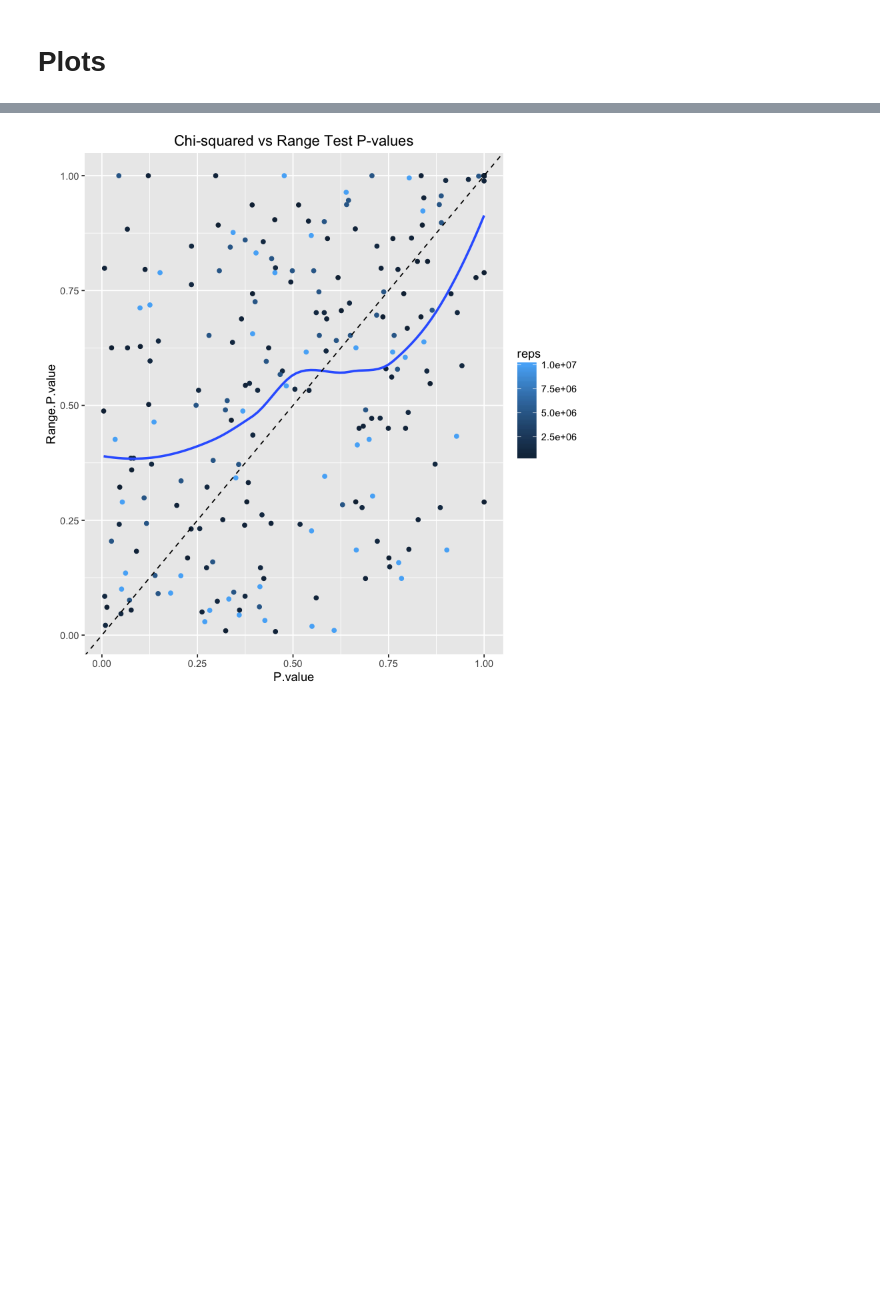
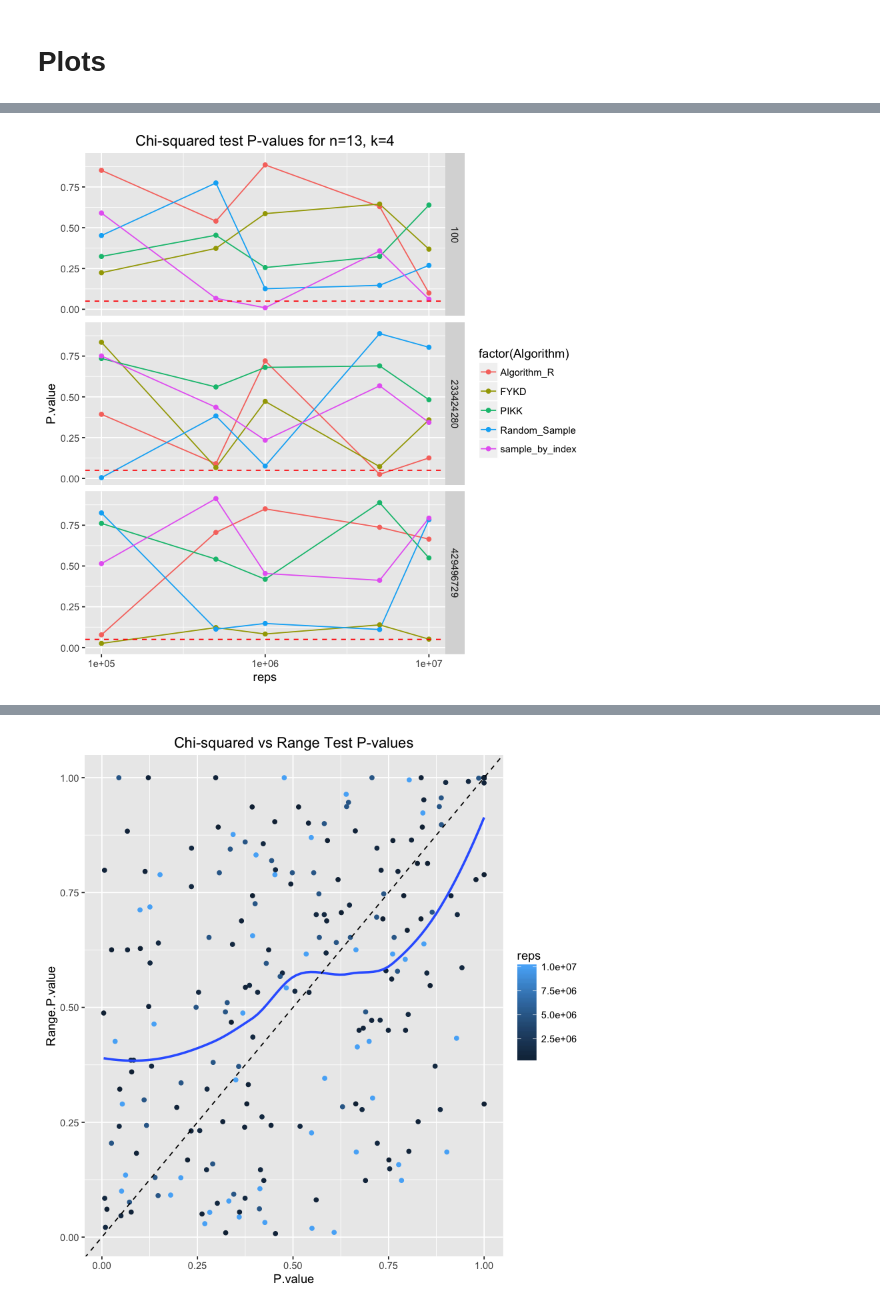
Before and after one commit to kellieotto/prngs-and-permutations, a Jupyter notebook: Code/samplingComparison/results/pythonResults.ipynb, the cells around one changed output, grey strips where cells are left out. Cells and saved outputs as stored; diff of their text form; code cells hidden in the pictures; blank space fills up the shorter version.

```diff
--- a/Code/samplingComparison/results/pythonResults.ipynb
+++ b/Code/samplingComparison/results/pythonResults.ipynb
@@ -108,0 +118,10 @@ arrange(desc(Max.Selection.Prob.Ratio))
+# %%
+US %>% filter(Pop.size == 13, Sample.size == 4) %>%
+ggplot(aes(x = reps, y = P.value, color = factor(Algorithm))) +
+    geom_line() + geom_point() +
+    facet_grid(seed~.) +
+    scale_x_log10() +
+    geom_hline(yintercept = 0.05, col = "red", linetype = "dashed") +
+    ggtitle("Chi-squared test P-values for n=13, k=4")
+# %% [output]
+[figure, added]
```
Also changed, not shown: parts of 13 cells of this notebook.
